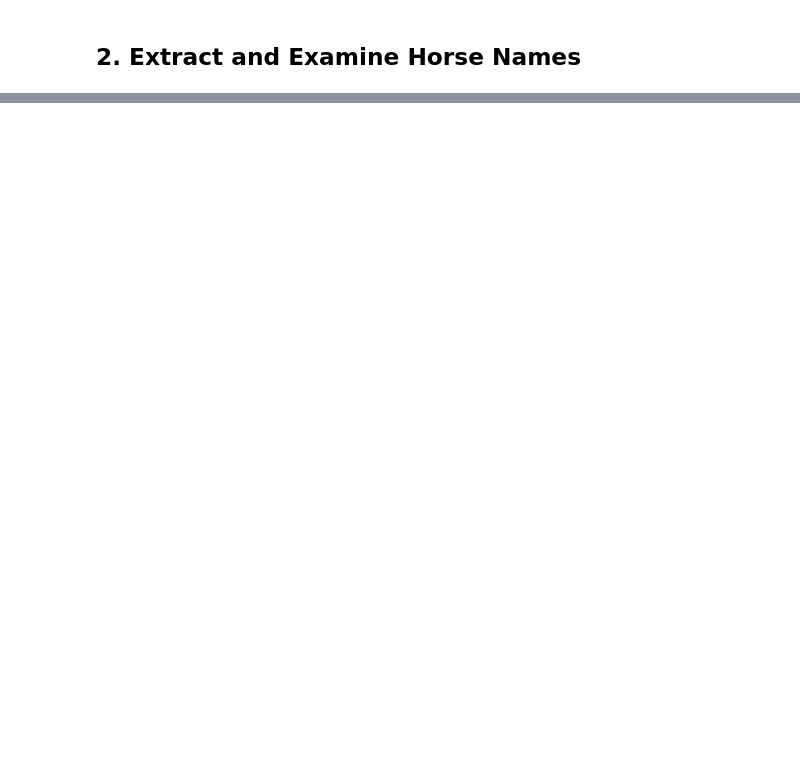
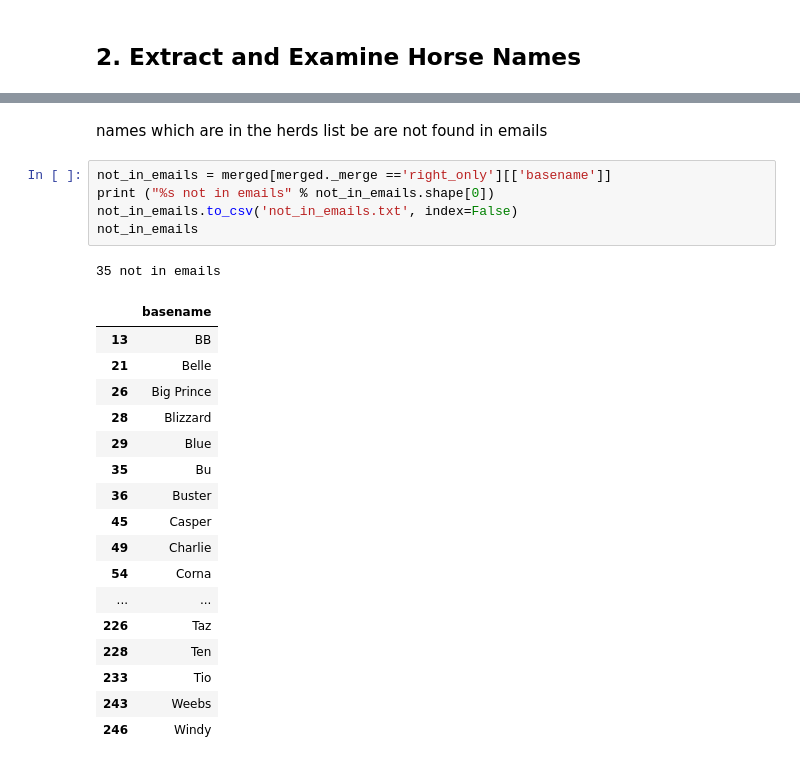
Before and after one commit to dlleigh/horse-id, a Jupyter notebook: analysis/horse_names_analysis.ipynb, the cells around one changed output, grey strips where cells are left out. Saved outputs shown, nothing was run; the diff lists cells and outputs as text; blank space fills up the shorter version.

```diff
--- a/analysis/horse_names_analysis.ipynb
+++ b/analysis/horse_names_analysis.ipynb
@@ -590,0 +122,26 @@ Total horses successfully matched: 186
+# %% [markdown]
+names which are in the herds list be are not found in emails
+# %%
+not_in_emails = merged[merged._merge =='right_only'][['basename']]
+print ("%s not in emails" % not_in_emails.shape[0])
+not_in_emails.to_csv('not_in_emails.txt', index=False)
+not_in_emails
+# %% [output]
+35 not in emails
+|  | basename |
+| 13 | BB |
+| 21 | Belle |
+| 26 | Big Prince |
+| 28 | Blizzard |
+| 29 | Blue |
+| 35 | Bu |
+| 36 | Buster |
+| 45 | Casper |
+| 49 | Charlie |
+| 54 | Corna |
+| ... | ... |
+| 226 | Taz |
+| 228 | Ten |
+| 233 | Tio |
+| 243 | Weebs |
+| 246 | Windy |
```
Also changed, not shown: parts of 28 cells of this notebook, 2 other files.
